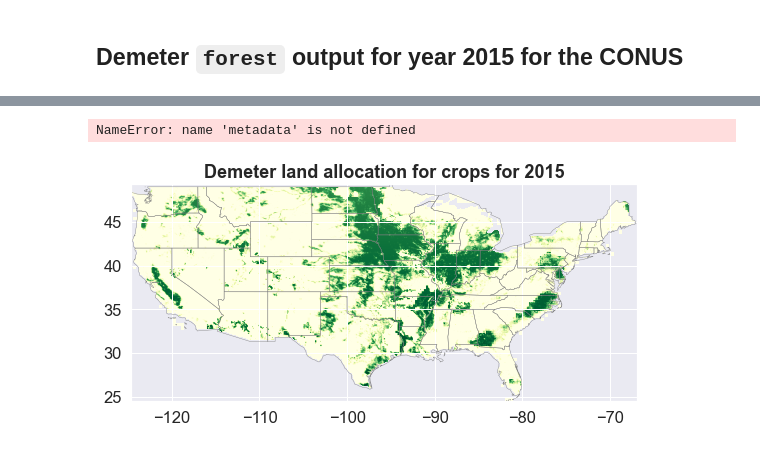
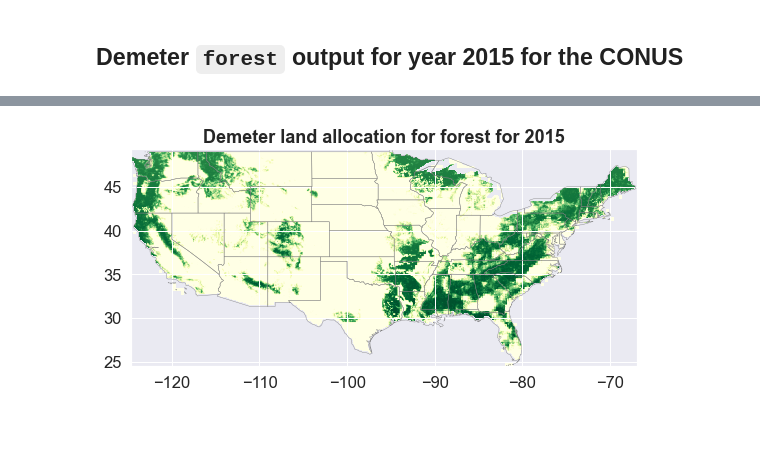
Before and after one commit to IMMM-SFA/im3vis, a Jupyter notebook: notebooks/gcam_demeter.ipynb, the cells around one changed output, grey strips where cells are left out. Saved outputs shown, nothing was run; the diff lists cells and outputs as text; code cells hidden in the pictures.

```diff
--- a/notebooks/gcam_demeter.ipynb
+++ b/notebooks/gcam_demeter.ipynb
@@ -47,2 +41,0 @@ dfx.to_csv('/Users/d3y010/Desktop/demeter_data/demeter_2015.csv', index=False)
-# %%
-demeter_gdf = im3vis.build_geodataframe('/Users/d3y010/Desktop/demeter_data/demeter_2015.csv')
@@ -125,8 +68,4 @@ Index(['latitude', 'longitude', 'basin_id', 'region_id', 'water', 'crop1_irr',
-# %%
-metadata
-# %% [output]
-NameError: name 'metadata' is not defined
 # %%
-r = im3vis.plot_conus_raster(conus_boundary_gdf, demeter_gdf, landclass='crops', target_year=target_year)
+r = im3vis.plot_conus_raster(conus_boundary_gdf, demeter_gdf, landclass='forest', target_year=target_year)
 # %% [output]
-[figure, old version]
+[figure, new version]
```
Also changed, not shown: parts of 28 cells of this notebook, 2 other files.
